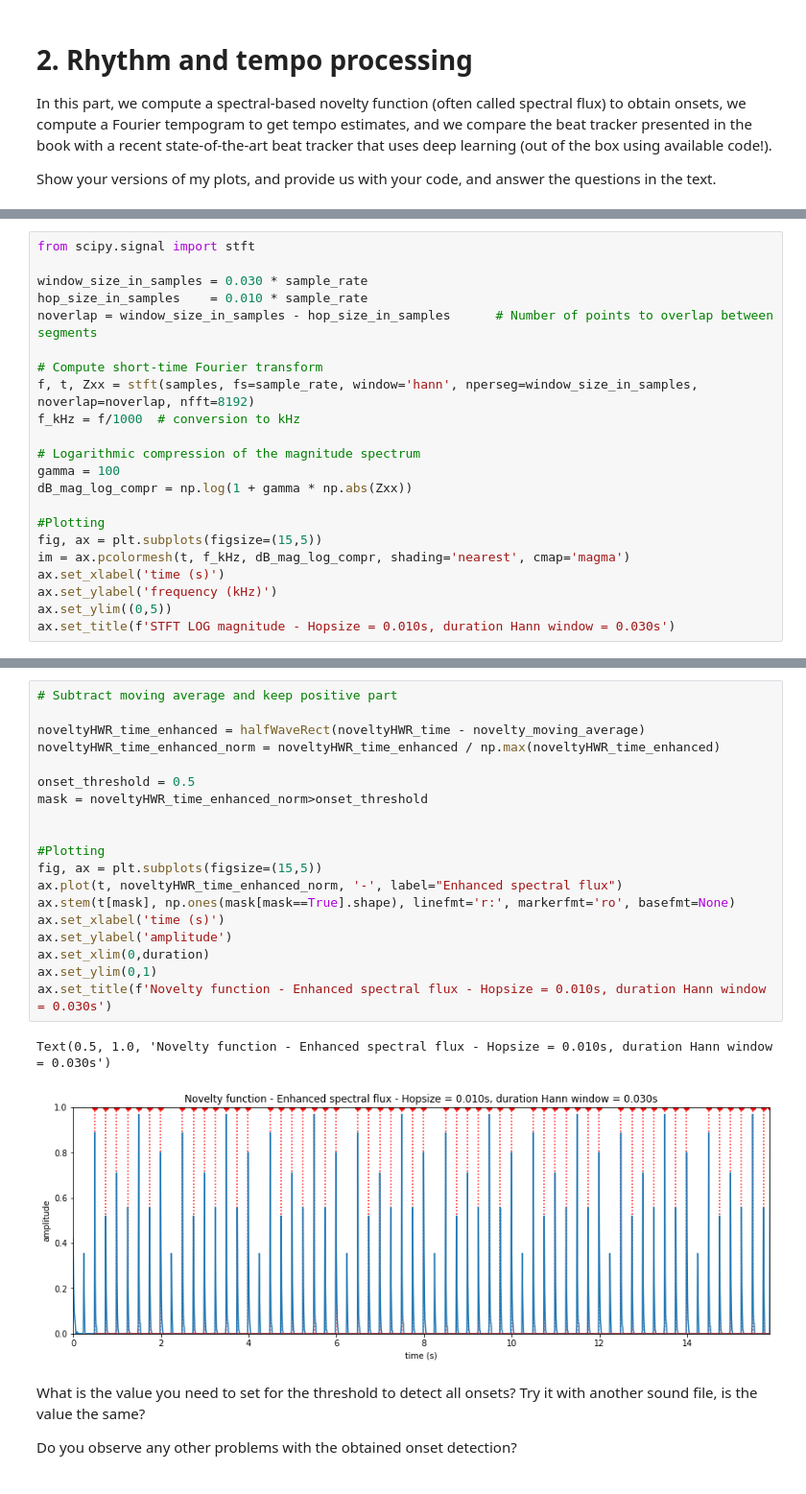
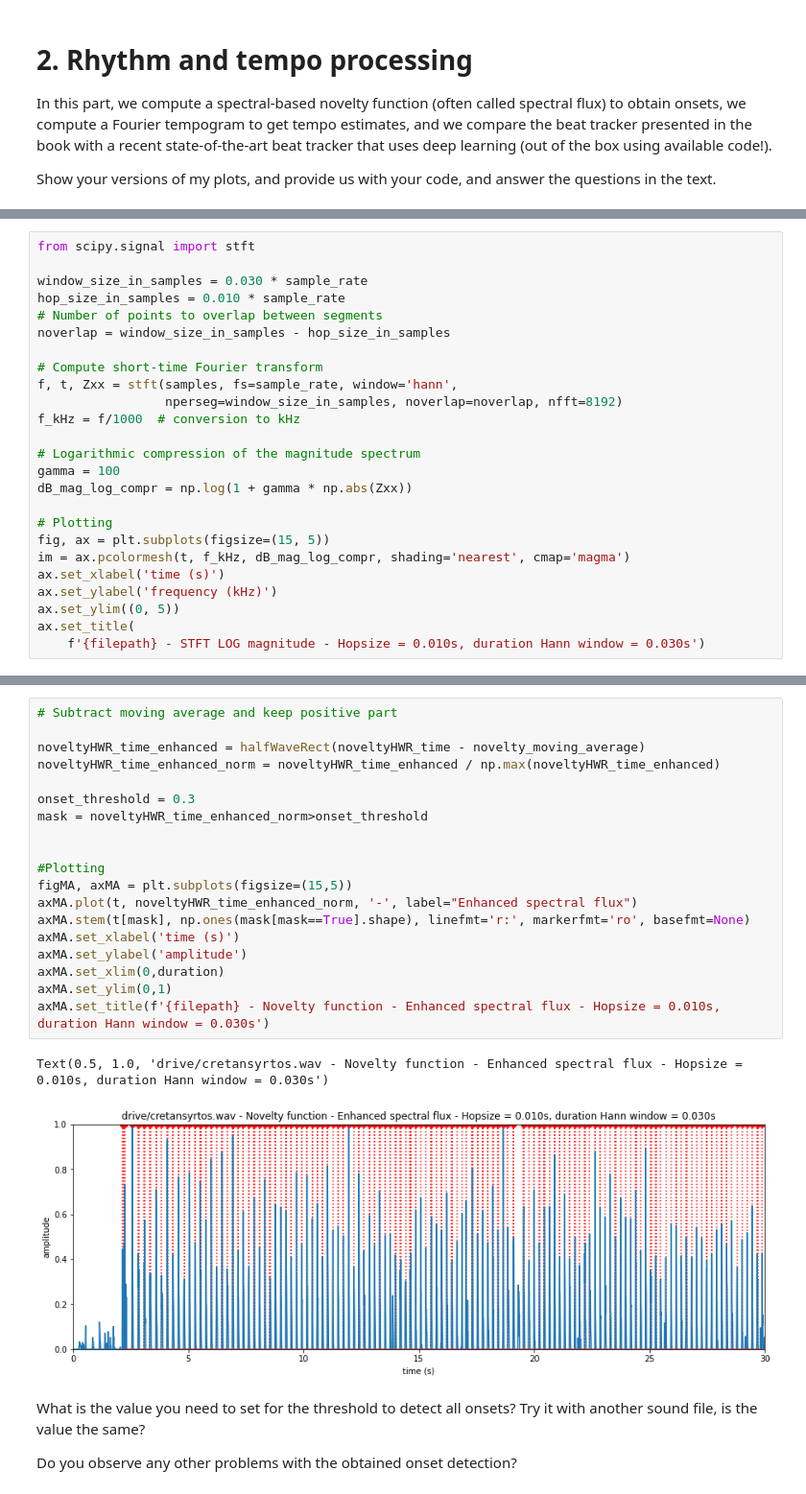
Before and after one commit to sergi-andreu/MusicInformatics, a Jupyter notebook: Lab 3 Beat Detection/DT2470_lab03_Carsten_Sergi.ipynb, the cells around one changed output, grey strips where cells are left out. Shown at 96% size. Cells and saved outputs as stored; diff of their text form.

```diff
--- a/Lab 3 Beat Detection/DT2470_lab03_Carsten_Sergi.ipynb
+++ b/Lab 3 Beat Detection/DT2470_lab03_Carsten_Sergi.ipynb
@@ -113,22 +111,25 @@ Text(0.5, 1.0, 'Soundfile: drive/drumloop120_mono.wav')
 from scipy.signal import stft
 
 window_size_in_samples = 0.030 * sample_rate
-hop_size_in_samples    = 0.010 * sample_rate
-noverlap = window_size_in_samples - hop_size_in_samples      # Number of points to overlap between segments
+hop_size_in_samples = 0.010 * sample_rate
+# Number of points to overlap between segments
+noverlap = window_size_in_samples - hop_size_in_samples
 
 # Compute short-time Fourier transform
-f, t, Zxx = stft(samples, fs=sample_rate, window='hann', nperseg=window_size_in_samples, noverlap=noverlap, nfft=8192)
+f, t, Zxx = stft(samples, fs=sample_rate, window='hann',
+                 nperseg=window_size_in_samples, noverlap=noverlap, nfft=8192)
 f_kHz = f/1000  # conversion to kHz
 
 # Logarithmic compression of the magnitude spectrum
 gamma = 100
 dB_mag_log_compr = np.log(1 + gamma * np.abs(Zxx))
 
-#Plotting
-fig, ax = plt.subplots(figsize=(15,5))
+# Plotting
+fig, ax = plt.subplots(figsize=(15, 5))
 im = ax.pcolormesh(t, f_kHz, dB_mag_log_compr, shading='nearest', cmap='magma')
 ax.set_xlabel('time (s)')
 ax.set_ylabel('frequency (kHz)')
-ax.set_ylim((0,5))
-ax.set_title(f'STFT LOG magnitude - Hopsize = 0.010s, duration Hann window = 0.030s')
+ax.set_ylim((0, 5))
+ax.set_title(
+    f'{filepath} - STFT LOG magnitude - Hopsize = 0.010s, duration Hann window = 0.030s')
 # %% [output]
@@ -196,25 +202,25 @@ Text(0.5, 1.0, 'Novelty function - Spectral flux - Hopsize = 0.010s, duration Ha
 # %%
 # Subtract moving average and keep positive part
 
 noveltyHWR_time_enhanced = halfWaveRect(noveltyHWR_time - novelty_moving_average)
 noveltyHWR_time_enhanced_norm = noveltyHWR_time_enhanced / np.max(noveltyHWR_time_enhanced)
 
-onset_threshold = 0.5
+onset_threshold = 0.3
 mask = noveltyHWR_time_enhanced_norm>onset_threshold
 
 
 #Plotting
-fig, ax = plt.subplots(figsize=(15,5))
-ax.plot(t, noveltyHWR_time_enhanced_norm, '-', label="Enhanced spectral flux")
-ax.stem(t[mask], np.ones(mask[mask==True].shape), linefmt='r:', markerfmt='ro', basefmt=None)
-ax.set_xlabel('time (s)')
-ax.set_ylabel('amplitude')
-ax.set_xlim(0,duration)
-ax.set_ylim(0,1)
-ax.set_title(f'Novelty function - Enhanced spectral flux - Hopsize = 0.010s, duration Hann window = 0.030s')
+figMA, axMA = plt.subplots(figsize=(15,5))
+axMA.plot(t, noveltyHWR_time_enhanced_norm, '-', label="Enhanced spectral flux")
+axMA.stem(t[mask], np.ones(mask[mask==True].shape), linefmt='r:', markerfmt='ro', basefmt=None)
+axMA.set_xlabel('time (s)')
+axMA.set_ylabel('amplitude')
+axMA.set_xlim(0,duration)
+axMA.set_ylim(0,1)
+axMA.set_title(f'{filepath} - Novelty function - Enhanced spectral flux - Hopsize = 0.010s, duration Hann window = 0.030s')
 # %% [output]
-Text(0.5, 1.0, 'Novelty function - Enhanced spectral flux - Hopsize = 0.010s, duration Hann window = 0.030s')
+Text(0.5, 1.0, 'drive/cretansyrtos.wav - Novelty function - Enhanced spectral flux - Hopsize = 0.010s, duration Hann window = 0.030s')
-[figure, old version]
+[figure, new version]
 # %% [markdown]
 What is the value you need to set for the threshold to detect all onsets? Try it with another sound file, is the value the same?
 
```
Also changed, not shown: parts of 22 cells of this notebook.
